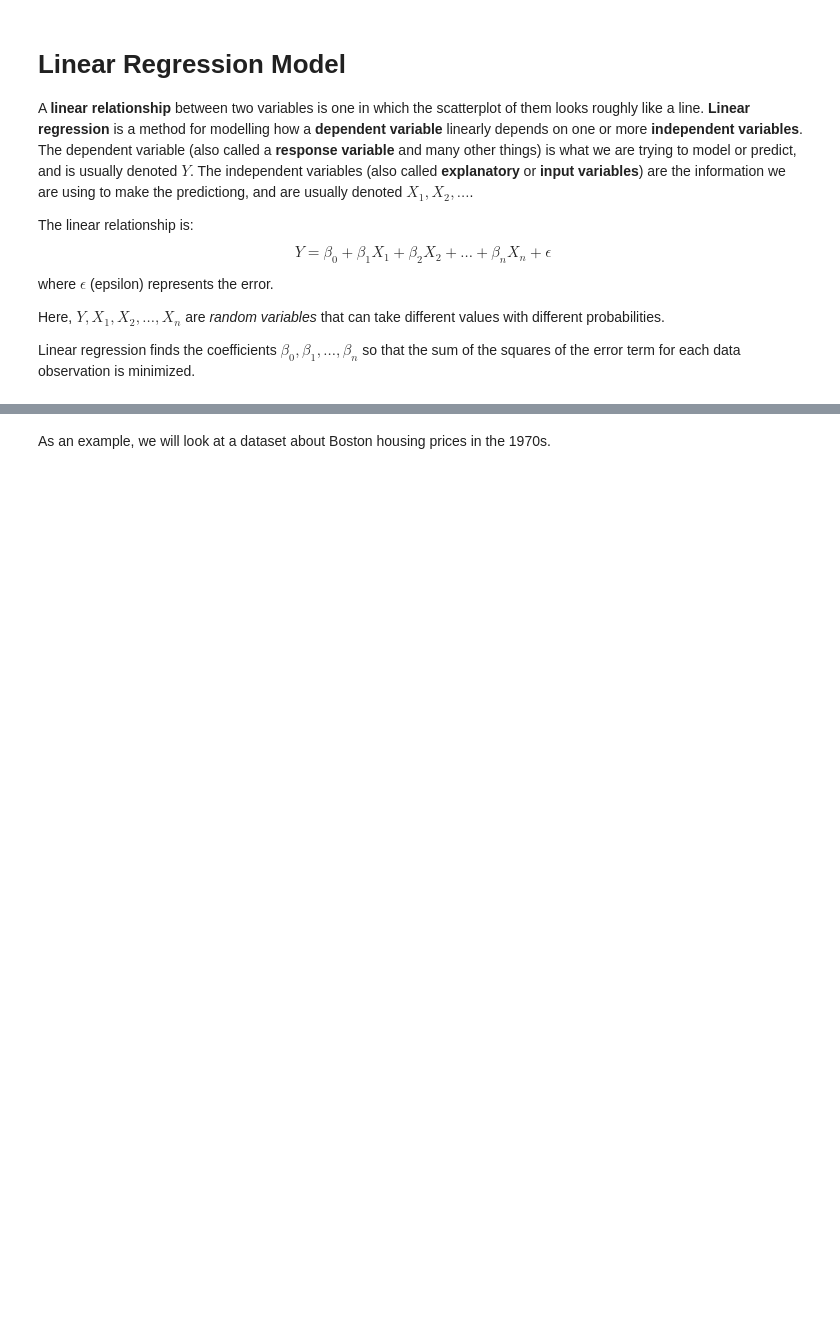
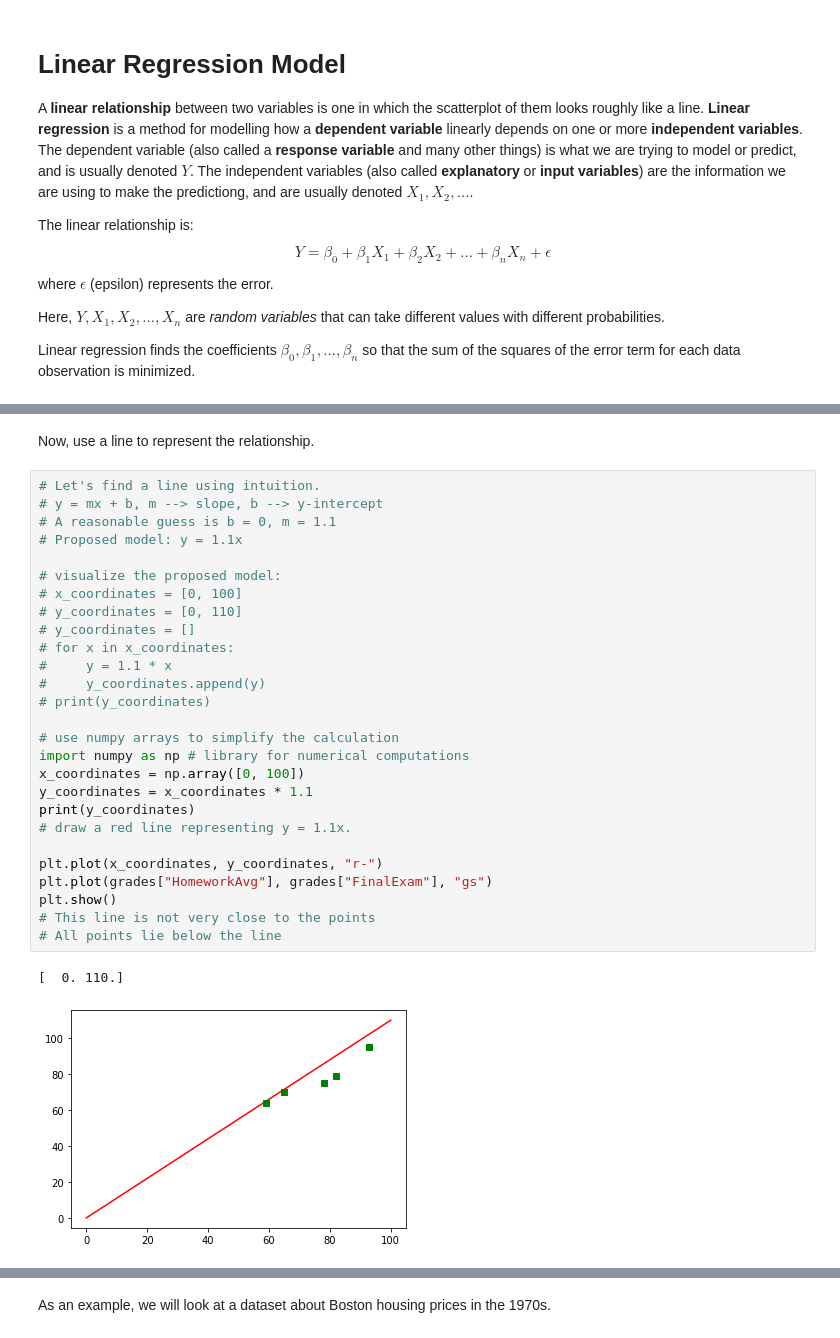
Before and after one commit to LiangZhaoCUNY/Modeling, a Jupyter notebook: Session06_LinearRegression.ipynb, the cells around one changed output, grey strips where cells are left out. Saved outputs shown, nothing was run; the diff lists cells and outputs as text; blank space fills up the shorter version.

```diff
--- a/Session06_LinearRegression.ipynb
+++ b/Session06_LinearRegression.ipynb
@@ -13,0 +41,32 @@ Linear regression finds the coefficients $\beta_0, \beta_1, ..., \beta_n$ so tha
+# %% [markdown]
+Now, use a line to represent the relationship.
+# %%
+# Let's find a line using intuition.
+# y = mx + b, m --> slope, b --> y-intercept
+# A reasonable guess is b = 0, m = 1.1
+# Proposed model: y = 1.1x
+
+# visualize the proposed model:
+# x_coordinates = [0, 100]
+# y_coordinates = [0, 110]
+# y_coordinates = []
+# for x in x_coordinates:
+#     y = 1.1 * x
+#     y_coordinates.append(y)
+# print(y_coordinates)
+
+# use numpy arrays to simplify the calculation
+import numpy as np # library for numerical computations
+x_coordinates = np.array([0, 100])
+y_coordinates = x_coordinates * 1.1
+print(y_coordinates)
+# draw a red line representing y = 1.1x.
+
+plt.plot(x_coordinates, y_coordinates, "r-")
+plt.plot(grades["HomeworkAvg"], grades["FinalExam"], "gs")
+plt.show()
+# This line is not very close to the points
+# All points lie below the line
+# %% [output]
+[  0. 110.]
+[figure, added]
```
Also changed, not shown: parts of 11 cells of this notebook.
